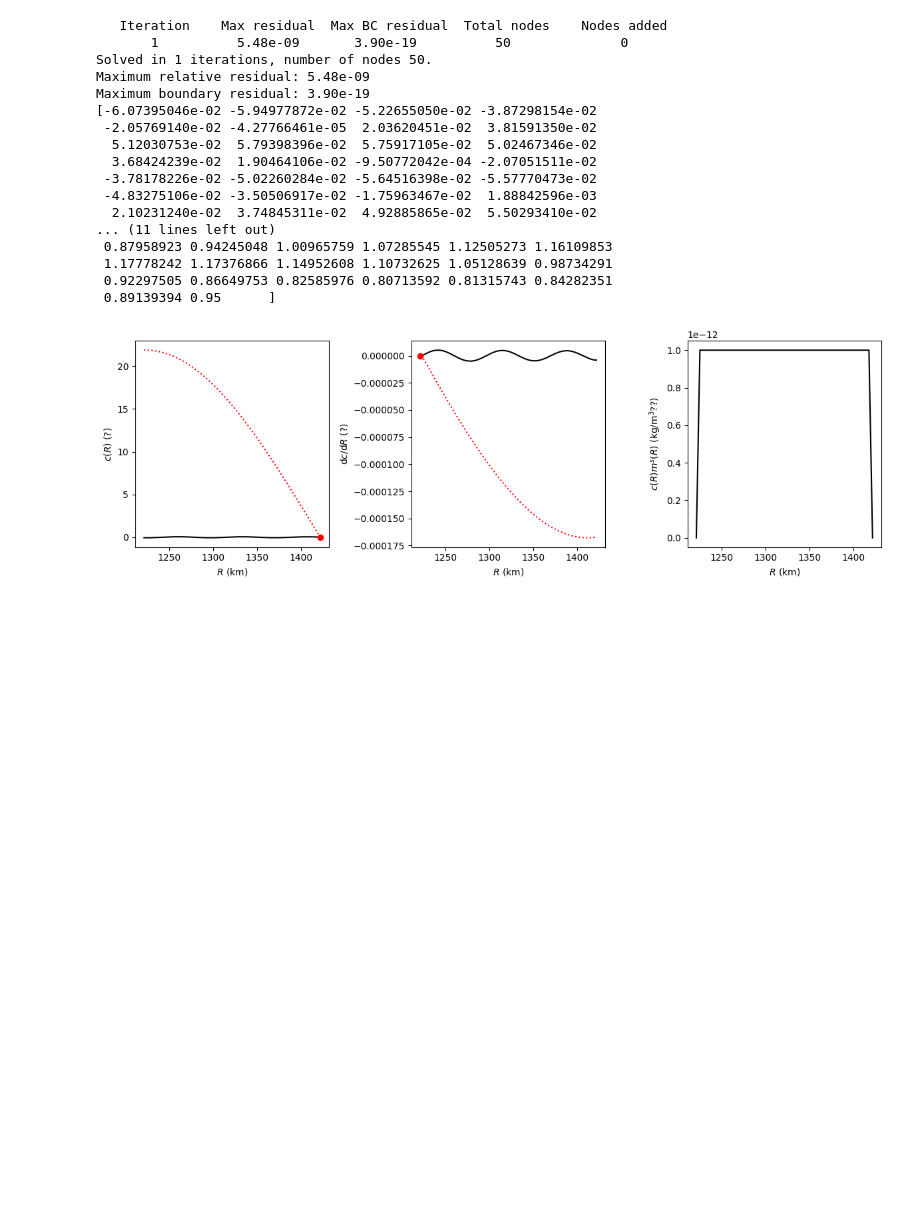
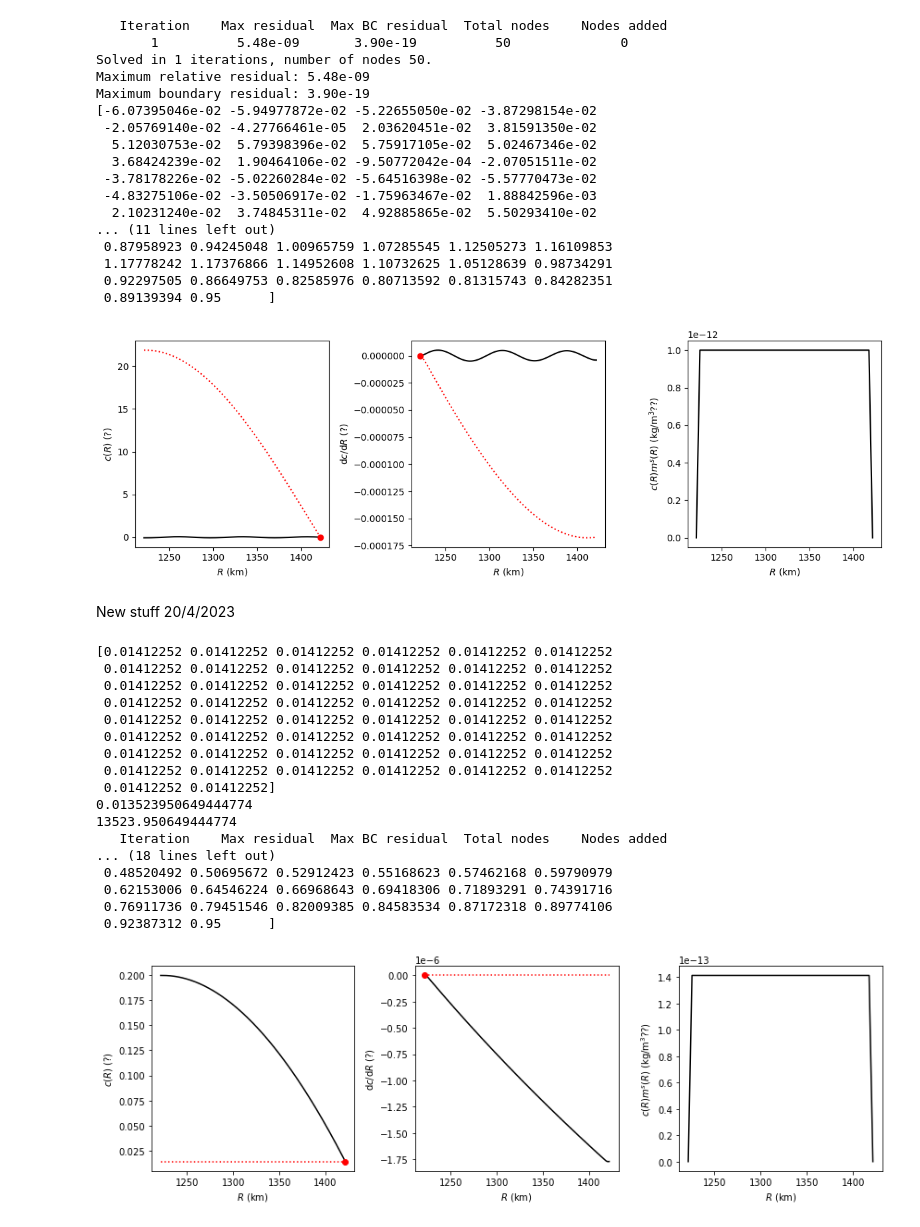
Before and after one commit to andreww/slurry, a Jupyter notebook: f-layer-diffusion.ipynb, the cells around one changed output. Cells and saved outputs as stored; diff of their text form; code cells hidden in the pictures; blank space fills up the shorter version.

Commit message:
Extra guff
Trying to balance the composition

```diff
--- a/f-layer-diffusion.ipynb
+++ b/f-layer-diffusion.ipynb
@@ -723,3 +723,60 @@ Maximum boundary residual: 3.90e-19
  0.92297505 0.86649753 0.82585976 0.80713592 0.81315743 0.84282351
  0.89139394 0.95      ]
 [figure]
+# %% [markdown]
+New stuff 20/4/2023
+# %%
+# Works...
+dl = 1.0E-8
+dl = 1.0E-6
+
+_, _, _, fe_density, _, _ = feot.densities(1.0, 330.0, 5700.0)
+
+mass_rate = np.ones_like(r) * 1.0E-11 # kg m^-3 s^-1 equivelent to case 7 with sensible heat
+mass_rate[0] = 0.0
+mass_rate[-1] = 0.0
+
+x_top = 0.95
+initial_x = np.ones_like(r) * x_top
+initial_dcdr = np.zeros_like(r)
+
+c_top = feot.mass_percent_o(x_top)/100.0
+initial_c = feot.mass_percent_o(initial_x)/100.0
+print(initial_c)
+print(dl*fe_density)
+print(fe_density)
+
+
+fig, axs = plt.subplots(ncols=3, figsize=(12,4))
+
+
+# or mass_rate*np.mean(initial_c)
+# or mass_rate*c_top
+out_cs = layer_diffusion.solve_layer_diffusion(r, mass_rate*initial_c, dl*fe_density, initial_c,
+                                               top_value_bc=c_top, bottom_derivative_bc=0.0, fig_axs=axs, composition=False,
+                                               composition_plot=True)
+
+print(out_cs)
+out_xs = feot.mol_frac_fe(out_cs * 100.0)
+print(out_xs)
+fig.tight_layout()
+plt.show()
+# %% [output]
+[0.01412252 0.01412252 0.01412252 0.01412252 0.01412252 0.01412252
+ 0.01412252 0.01412252 0.01412252 0.01412252 0.01412252 0.01412252
+ 0.01412252 0.01412252 0.01412252 0.01412252 0.01412252 0.01412252
+ 0.01412252 0.01412252 0.01412252 0.01412252 0.01412252 0.01412252
+ 0.01412252 0.01412252 0.01412252 0.01412252 0.01412252 0.01412252
+ 0.01412252 0.01412252 0.01412252 0.01412252 0.01412252 0.01412252
+ 0.01412252 0.01412252 0.01412252 0.01412252 0.01412252 0.01412252
+ 0.01412252 0.01412252 0.01412252 0.01412252 0.01412252 0.01412252
+ 0.01412252 0.01412252]
+0.013523950649444774
+13523.950649444774
+   Iteration    Max residual  Max BC residual  Total nodes    Nodes added
+... (18 lines left out)
+ 0.48520492 0.50695672 0.52912423 0.55168623 0.57462168 0.59790979
+ 0.62153006 0.64546224 0.66968643 0.69418306 0.71893291 0.74391716
+ 0.76911736 0.79451546 0.82009385 0.84583534 0.87172318 0.89774106
+ 0.92387312 0.95      ]
+[figure, added]
```
Also changed, not shown: parts of 1 cell of this notebook.
